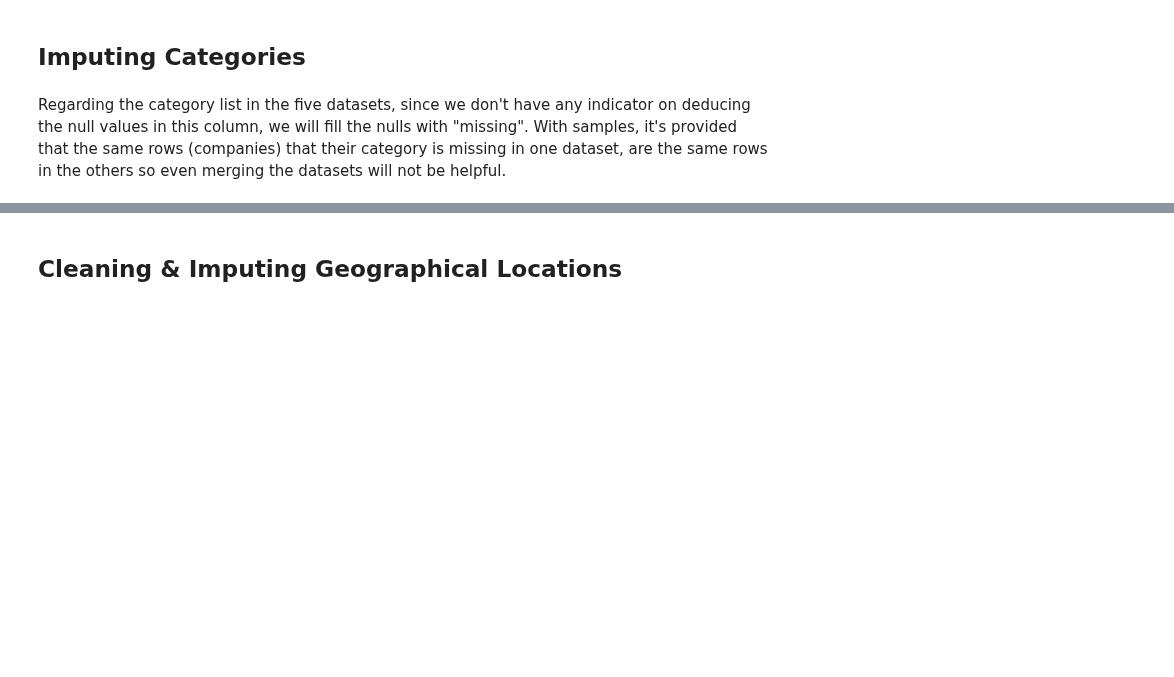
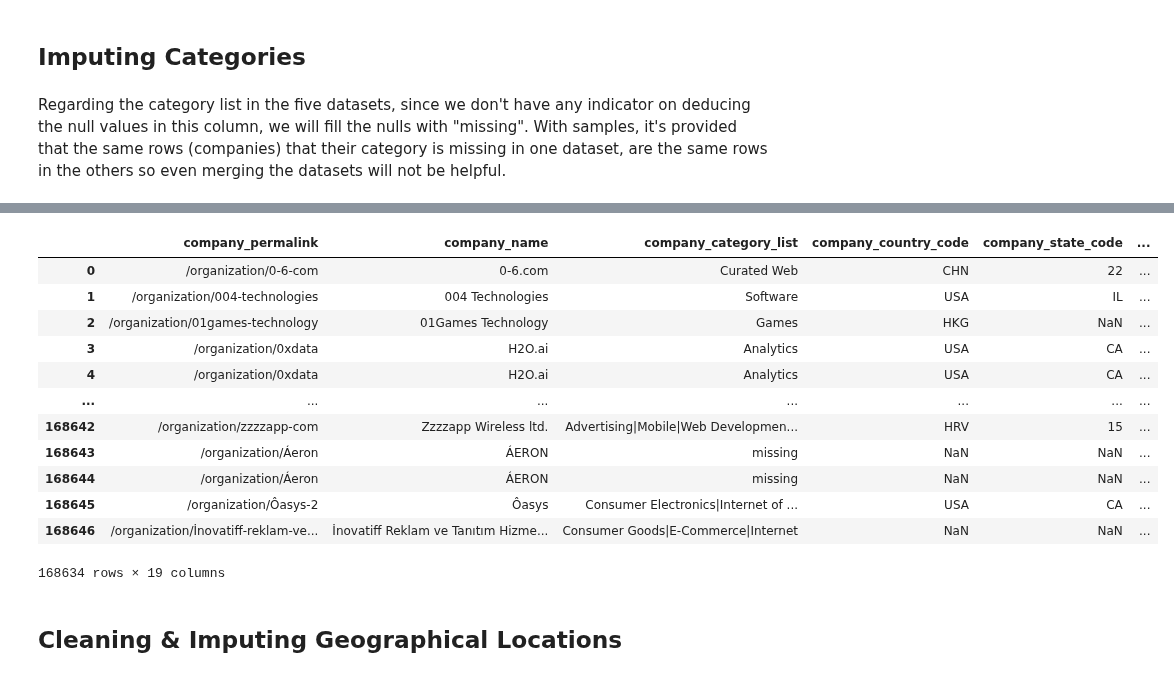
Before and after one commit to OdyAsh/StartupCompanies, a Jupyter notebook: Startup-Companies.ipynb, the cells around one changed output, grey strips where cells are left out. Cells and saved outputs as stored; diff of their text form; code cells hidden in the pictures; blank space fills up the shorter version.

Commit message:
Imputing Raised Amount done

```diff
--- a/Startup-Companies.ipynb
+++ b/Startup-Companies.ipynb
@@ -729,3 +733,23 @@ rounds['company_category_list'].fillna('missing', inplace=True)
+# %%
+total = invests.groupby(['company_name'])['raised_amount_usd'].transform(np.mean)
+total = pd.DataFrame(total)
+invests['total_raised'] = total
+invests['raised_amount_usd'] = np.where((invests['raised_amount_usd'].isnull()), invests['total_raised'], invests['raised_amount_usd'])
+invests
+# %% [output]
+|  | company_permalink | company_name | company_category_list | company_country_code | company_state_code | ... |
+| 0 | /organization/0-6-com | 0-6.com | Curated Web | CHN | 22 | ... |
+| 1 | /organization/004-technologies | 004 Technologies | Software | USA | IL | ... |
+| 2 | /organization/01games-technology | 01Games Technology | Games | HKG | NaN | ... |
+| 3 | /organization/0xdata | H2O.ai | Analytics | USA | CA | ... |
+| 4 | /organization/0xdata | H2O.ai | Analytics | USA | CA | ... |
+| ... | ... | ... | ... | ... | ... | ... |
+| 168642 | /organization/zzzzapp-com | Zzzzapp Wireless ltd. | Advertising|Mobile|Web Developmen... | HRV | 15 | ... |
+| 168643 | /organization/Áeron | ÁERON | missing | NaN | NaN | ... |
+| 168644 | /organization/Áeron | ÁERON | missing | NaN | NaN | ... |
+| 168645 | /organization/Ôasys-2 | Ôasys | Consumer Electronics|Internet of ... | USA | CA | ... |
+| 168646 | /organization/İnovatiff-reklam-ve... | İnovatiff Reklam ve Tanıtım Hizme... | Consumer Goods|E-Commerce|Internet | NaN | NaN | ... |
+168634 rows × 19 columns
 # %%
 #farah stop point here
 # %% [markdown]
```
Also changed, not shown: parts of 9 cells of this notebook.
